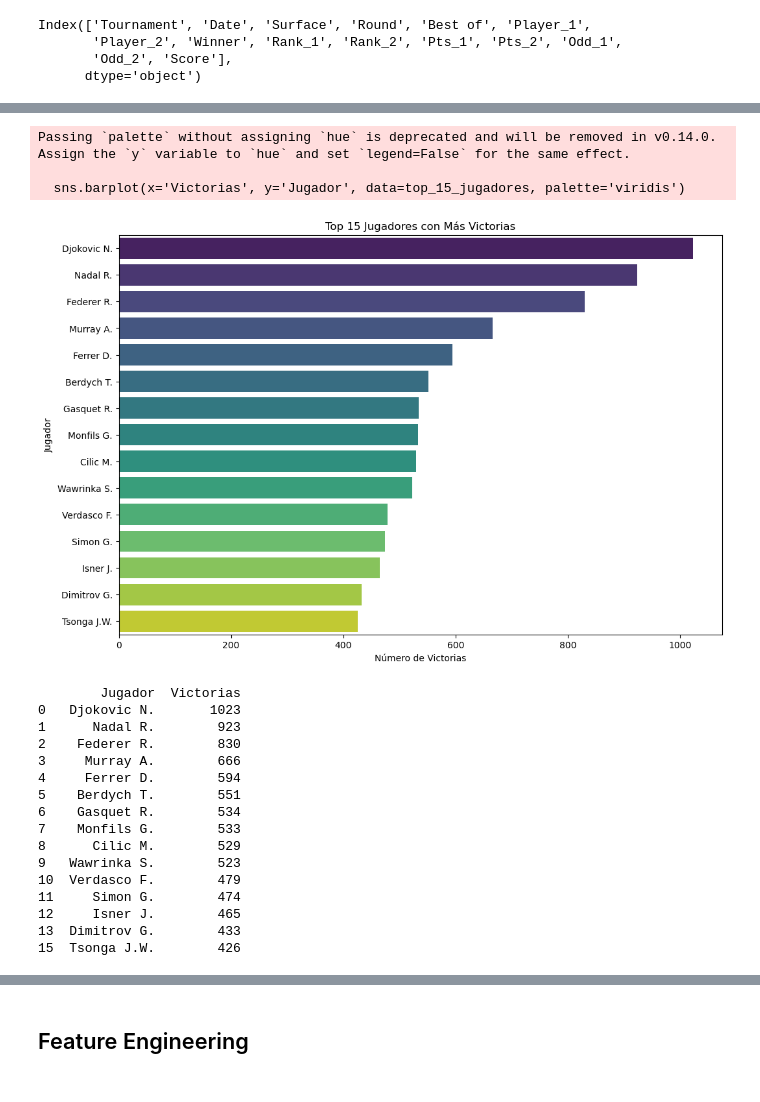
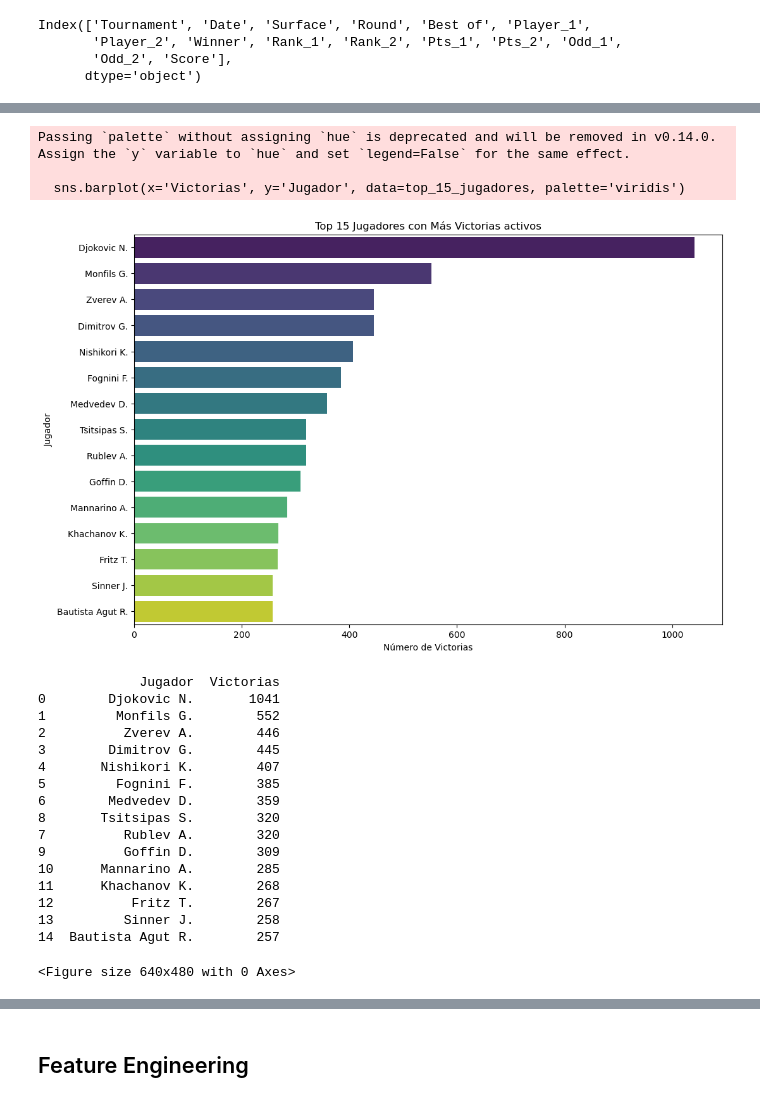
Before and after one commit to Maik3000/PrediccionATP, a Jupyter notebook: atp.ipynb, the cells around one changed output, grey strips where cells are left out. Drawn from its saved outputs; the diff is of its cells as text; code cells hidden in the pictures.

```diff
--- a/atp.ipynb
+++ b/atp.ipynb
@@ -121,6 +77,3 @@ Index(['Tournament', 'Date', 'Surface', 'Round', 'Best of', 'Player_1',
        'Player_2', 'Winner', 'Rank_1', 'Rank_2', 'Pts_1', 'Pts_2', 'Odd_1',
        'Odd_2', 'Score'],
       dtype='object')
-# %%
-df = df.iloc[15653:].reset_index(drop=True)
-print(df.head)
@@ -145 +80,26 @@ print(df.head)
+# %%
+df_actual = df[df["Date"].dt.year > 2003]
+# %%
+#------- Mejora futura año tras año: Para filtrar ranking actual cambiar 2025----------
+
+# Filtrar solo los partidos de 2025
+df_2025 = df_actual[df_actual["Date"].dt.year == 2025]
+
+# Juntar jugadores con sus rankings en 2025
+players_1 = df_2025[["Player_1", "Rank_1"]].rename(columns={"Player_1": "Player", "Rank_1": "Rank"})
+players_2 = df_2025[["Player_2", "Rank_2"]].rename(columns={"Player_2": "Player", "Rank_2": "Rank"})
+ranking_2025 = pd.concat([players_1, players_2])
+
+# Mantener solo el mejor ranking de cada jugador
+ranking_2025 = ranking_2025.groupby("Player")["Rank"].min().reset_index()
+
+# Filtrar top 200
+top100_players = ranking_2025[ranking_2025["Rank"] <= 100]["Player"].unique()
+top100_players = set(top100_players)
+# %%
+df_top100 = df_actual[
+    (df_actual["Player_1"].isin(top100_players)) |
+    (df_actual["Player_2"].isin(top100_players))
+]
+df_top100.to_csv("data/top100_actual.csv", index=False)
 # %% [markdown]
@@ -160,38 +107,40 @@ array([[<Axes: title={'center': 'Rank_1'}>,
 # %%
-# determianr que tenistas han cosechado mas victorias
-victorias = df['Winner'].value_counts().reset_index()
+# determianr que tenistas activos han cosechado mas victorias
+victorias = df_top100['Winner'].value_counts().reset_index()
 victorias.columns = ['Jugador', 'Victorias']
 
 victorias = victorias.sort_values(by='Victorias', ascending=False)
 
 top_15_jugadores = victorias.head(15)
 
 plt.figure(figsize=(12, 8))
 sns.barplot(x='Victorias', y='Jugador', data=top_15_jugadores, palette='viridis')
-plt.title('Top 15 Jugadores con Más Victorias')
+plt.title('Top 15 Jugadores con Más Victorias activos')
 plt.xlabel('Número de Victorias')
 plt.ylabel('Jugador')
 plt.show()
 
 print(top_15_jugadores)
+plt.savefig('graficos/Jugadores_mas_victoriosos_activos.png')
 # %% [output]
 Passing `palette` without assigning `hue` is deprecated and will be removed in v0.14.0. Assign the `y` variable to `hue` and set `legend=False` for the same effect.
 
   sns.barplot(x='Victorias', y='Jugador', data=top_15_jugadores, palette='viridis')
-[figure, old version]
+[figure, new version]
-        Jugador  Victorias
-0   Djokovic N.       1023
-1      Nadal R.        923
-2    Federer R.        830
-3     Murray A.        666
-4     Ferrer D.        594
-5    Berdych T.        551
-6    Gasquet R.        534
-7    Monfils G.        533
-8      Cilic M.        529
-9   Wawrinka S.        523
-10  Verdasco F.        479
-11     Simon G.        474
-12     Isner J.        465
-13  Dimitrov G.        433
-15  Tsonga J.W.        426
+             Jugador  Victorias
+0        Djokovic N.       1041
+1         Monfils G.        552
+2          Zverev A.        446
+3        Dimitrov G.        445
+4       Nishikori K.        407
+5         Fognini F.        385
+6        Medvedev D.        359
+8       Tsitsipas S.        320
+7          Rublev A.        320
+9          Goffin D.        309
+10      Mannarino A.        285
+11      Khachanov K.        268
+12          Fritz T.        267
+13         Sinner J.        258
+14  Bautista Agut R.        257
+<Figure size 640x480 with 0 Axes>
```
Also changed, not shown: parts of 32 cells of this notebook, 4 other files.
